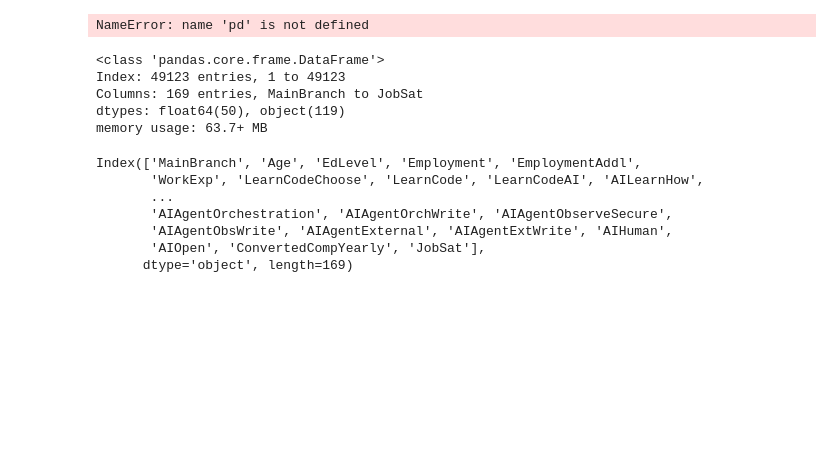
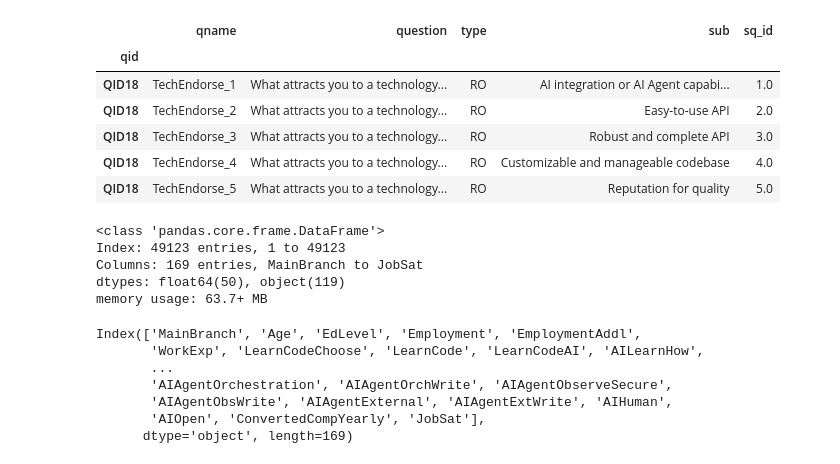
Before and after one commit to harsh-reactdev/SL-python, a Jupyter notebook: pandas/tutorial.ipynb, the cells around one changed output. Drawn from its saved outputs; the diff is of its cells as text; code cells hidden in the pictures; blank space fills up the shorter version.

```diff
--- a/pandas/tutorial.ipynb
+++ b/pandas/tutorial.ipynb
@@ -4,14 +4,20 @@
 import pandas as pd
 import numpy as np
 # %%
-file = '../datasets/sods/survey_results_public.csv'
-schema = '../datasets/sods/survey_results_schema.csv'
+file = '../datasets/survey_results_public.csv'
+schema = '../datasets/survey_results_schema.csv'
 df = pd.read_csv(file, index_col='ResponseId')
 schema_df = pd.read_csv(schema, index_col='qid')
 df.head()
 schema_df.head()
 # %% [output]
-NameError: name 'pd' is not defined
+|  | qname | question | type | sub | sq_id |
+| qid |  |  |  |  |  |
+| QID18 | TechEndorse_1 | What attracts you to a technology... | RO | AI integration or AI Agent capabi... | 1.0 |
+| QID18 | TechEndorse_2 | What attracts you to a technology... | RO | Easy-to-use API | 2.0 |
+| QID18 | TechEndorse_3 | What attracts you to a technology... | RO | Robust and complete API | 3.0 |
+| QID18 | TechEndorse_4 | What attracts you to a technology... | RO | Customizable and manageable codebase | 4.0 |
+| QID18 | TechEndorse_5 | What attracts you to a technology... | RO | Reputation for quality | 5.0 |
 # %%
 # shape and info
 df.shape
```
Also changed, not shown: parts of 4 cells of this notebook, 3 other files.
